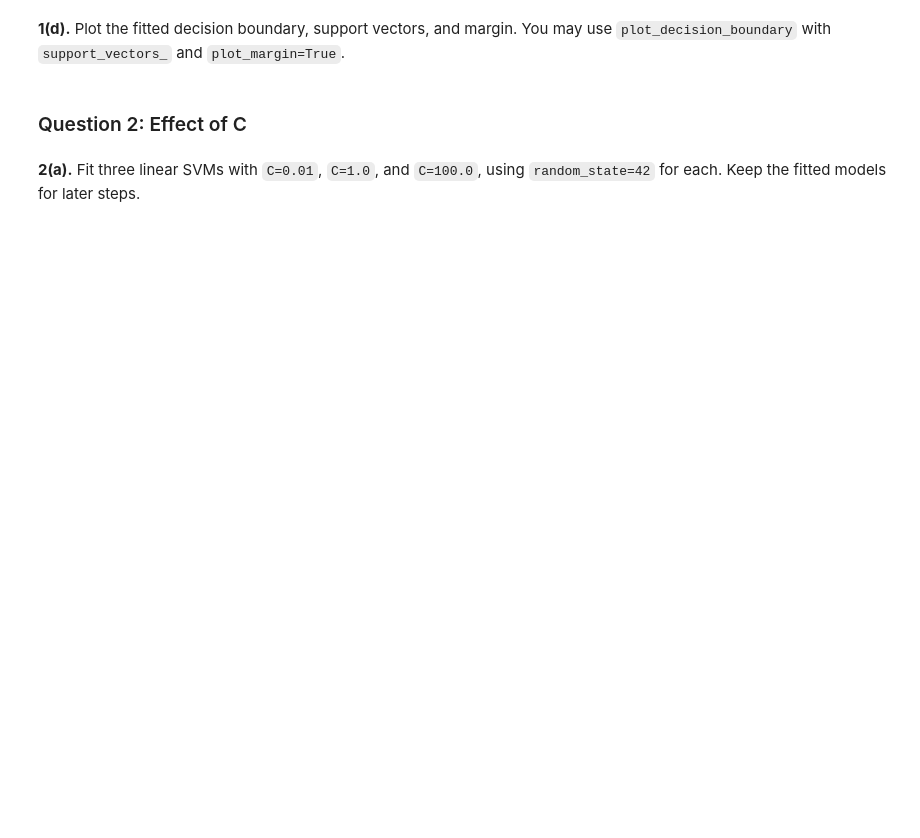
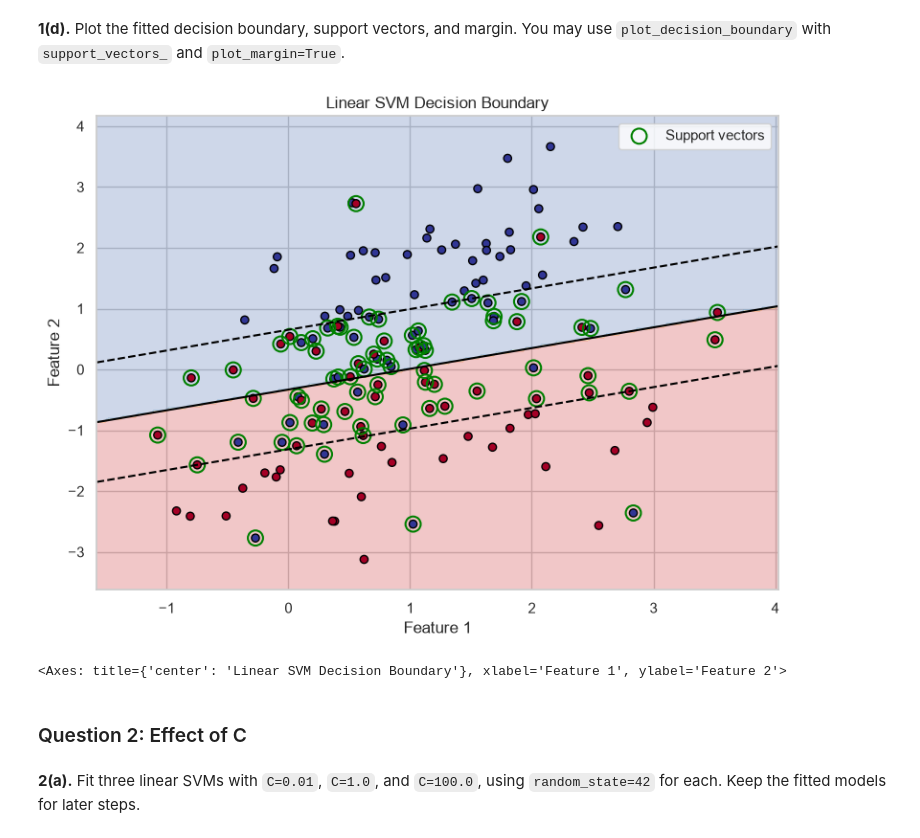
Before and after one commit to vkdlxj008/lab-06-jkim4, a Jupyter notebook: lab-06.ipynb, the cells around one changed output. Cells and saved outputs as stored; diff of their text form; code cells hidden in the pictures; blank space fills up the shorter version.

```diff
--- a/lab-06.ipynb
+++ b/lab-06.ipynb
@@ -110,6 +152,17 @@ X_train, X_test, y_train, y_test = train_test_split(
 # %%
 # 1(d)
 # Your code here
+plot_decision_boundary(
+    X_train,
+    y_train,
+    svm_linear,
+    title="Linear SVM Decision Boundary",
+    support_vectors=svm_linear.support_vectors_,
+    plot_margin=True
+)
+# %% [output]
+[figure, added]
+<Axes: title={'center': 'Linear SVM Decision Boundary'}, xlabel='Feature 1', ylabel='Feature 2'>
 # %% [markdown]
 ### Question 2: Effect of C
 # %% [markdown]
```
Also changed, not shown: parts of 53 cells of this notebook, 1 other file.
